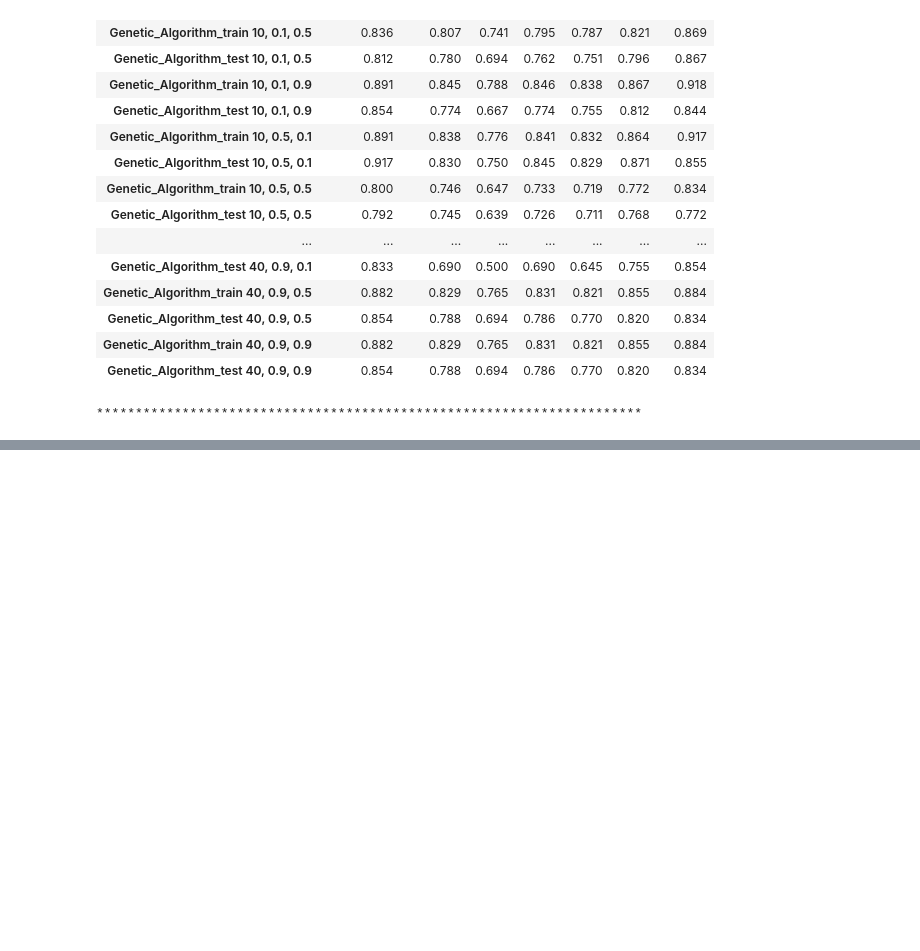
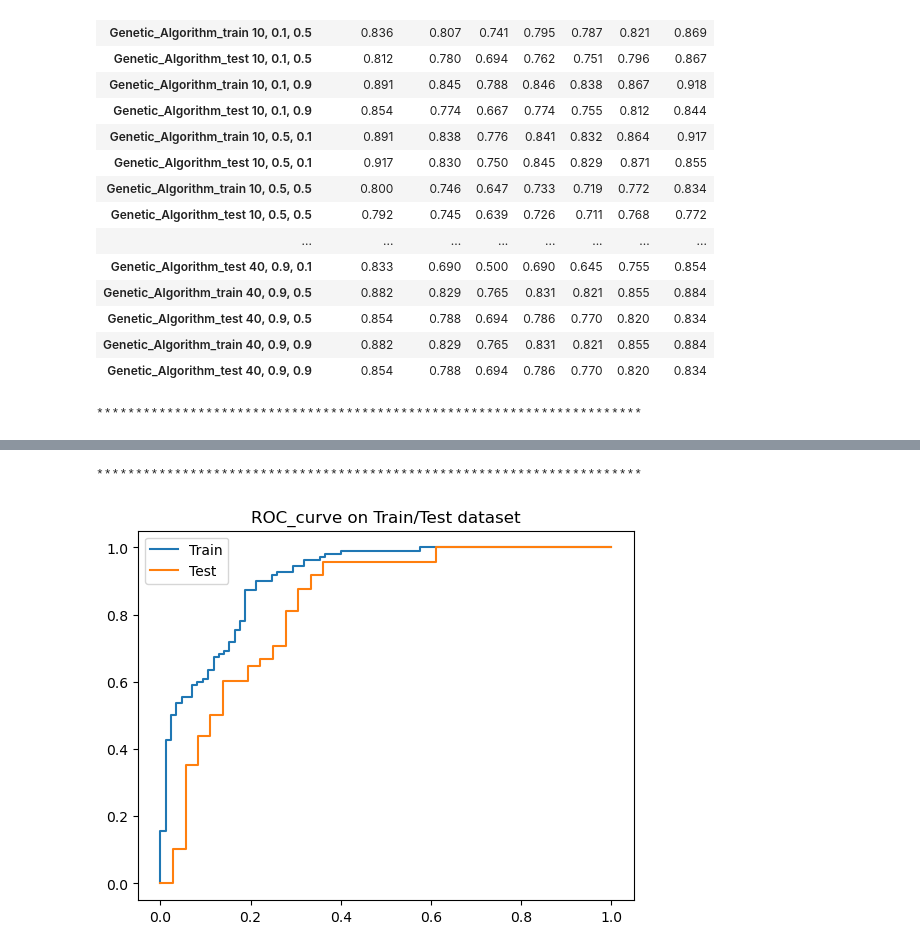
Before and after one commit to umkiyoung/MultivariateAnalysis, a Jupyter notebook: Assignments/Assignment_2/LogisticRegression_heart.ipynb, the cells around one changed output, grey strips where cells are left out. Cells and saved outputs as stored; diff of their text form; code cells hidden in the pictures; blank space fills up the shorter version.

```diff
--- a/Assignments/Assignment_2/LogisticRegression_heart.ipynb
+++ b/Assignments/Assignment_2/LogisticRegression_heart.ipynb
@@ -2060,0 +2140,78 @@ display_result(result_dict_GA)
+# %%
+#원래 데이터로 부터 불러오기. - 무조건 고정
+original_data = dt_outlier_ers
+
+#Train, test split
+split_params = {
+    'test_size':0.3,
+    'random_state': seed
+    }
+df_train, df_test = train_test_split(original_data, **split_params)
+
+x_trn, y_trn, x_tst, y_tst = df_train.drop(columns=['target']),df_train['target'],df_test.drop(columns=['target']),df_test['target']
+feature_names = list(x_trn.columns)
+
+max_features = len(x_trn.columns)
+
+#모델 불러오기 전 parameter setting
+
+full_config = {
+'penalty':None,
+'fit_intercept':True,
+'max_iter':int(1e+5),
+'solver':'saga',
+'random_state':seed,
+'n_jobs':-1
+}
+
+full_model = LogisticRegression(**full_config)
+
+genetic_config={
+'population_size':20,
+'n_feat':max_features,
+'n_parents':2,
+'n_gen':5,
+'init_rate':0.3,
+'mutation_rate':0.1,
+'crossover_rate':0.3,
+'model':full_model,
+'seed':seed
+}
+
+GA = GeneticAlgorithmProbabilistic(**genetic_config)
+start_time = time.time()
+bestchromo,bestscores = GA.fit(x_trn,y_trn)
+print(bestchromo, bestscores)
+end_time = time.time()
+#수정 필요한 부분
+print("Dimensionality Reduction Time for Genetic Algorithm Probabilistic: %.3f" %(end_time-start_time))
+features_dict['Genetic Algorithm Prob'] = genetic_features =np.array(feature_names)[bestchromo[np.argmax(bestscores)]].tolist()
+print("선택된 Column : ", genetic_features)
+x_trn = x_trn[genetic_features]
+x_tst = x_tst[genetic_features]
+
+#여기서부터 모델 Training
+start_time = time.time()
+full_model = full_model.fit(x_trn,y_trn)
+end_time = time.time()
+print("Training time : %.3f" %(end_time-start_time))
+
+logit_pvalue(full_model, x_trn, genetic_features)
+
+AUROC_trn, AUROC_tst = auroc(full_model,x_trn,x_tst,y_trn,y_tst)
+trn_AUROC_Score = round(np.sum((AUROC_trn['TPR'])*(AUROC_trn['FPR']-AUROC_trn['FPR'].shift())),3)
+tst_AUROC_Score = round(np.sum((AUROC_tst['TPR'])*(AUROC_tst['FPR']-AUROC_tst['FPR'].shift())),3)
+AUROC_curve(AUROC_trn,AUROC_tst)
+
+y_pred_train = full_model.predict(x_trn)
+y_pred = full_model.predict(x_tst)
+print("Train dataset")
+#데이터, 모델 변경시 수정 필요부분
+result_dict['Genetic_Algorithm_Prob_train'] = perf_eval_clf(y_trn,y_pred_train)+[trn_AUROC_Score]
+print("Test dataset")
+#데이터, 모델 변경시 수정 필요부분
+result_dict['Genetic_Algorithm_Prob_test'] = perf_eval_clf(y_tst,y_pred)+[tst_AUROC_Score]
+#데이터, 모델 변경시 수정 필요부분
+display_coefs(full_model, 'Genetic_Algorithm_Prob')
+display_result(result_dict,)
+# %% [output]
@@ -2060,0 +2286,2 @@ display_result(result_dict_GA)
+**********************************************************************
+[figure, added]
```
Also changed, not shown: parts of 10 cells of this notebook.
